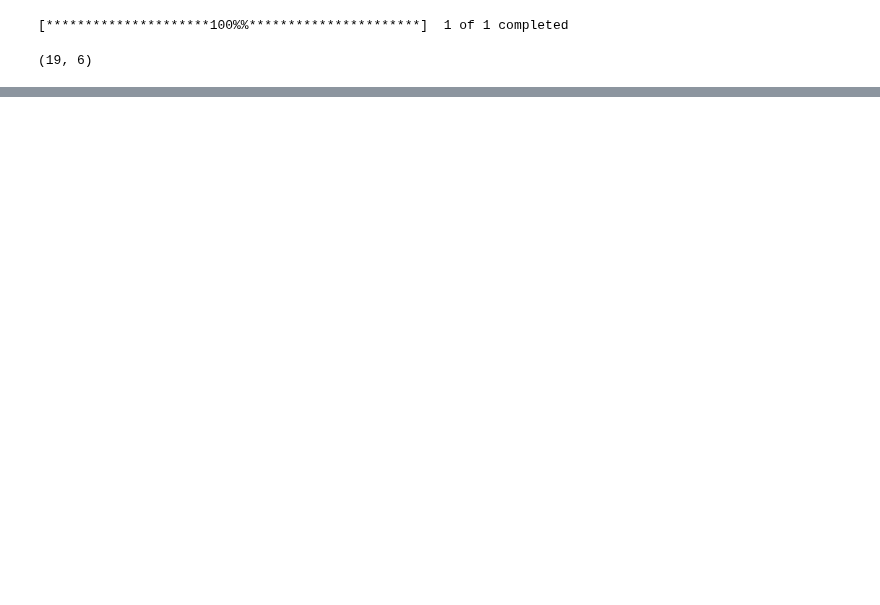
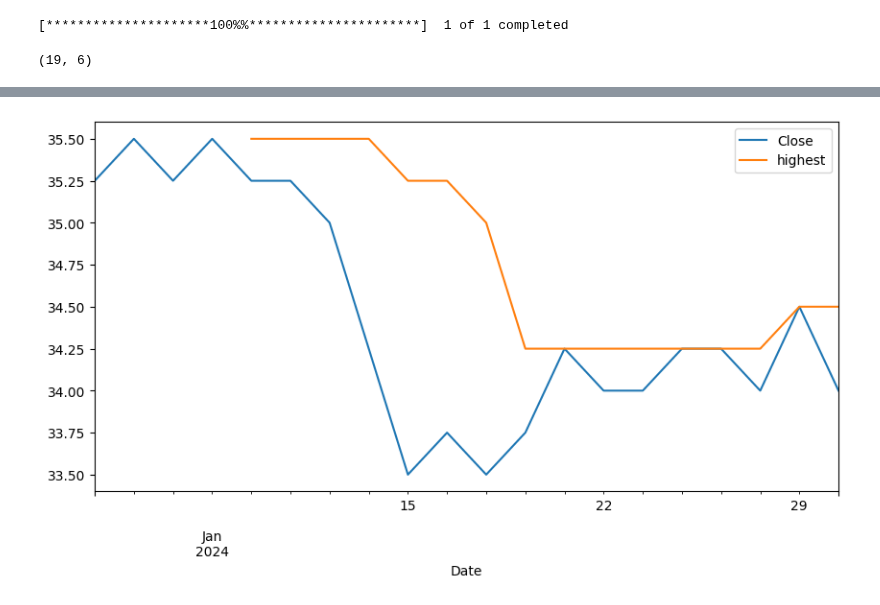
Before and after one commit to pNatTueku/basicPython, a Jupyter notebook: basic_plot_stocks.ipynb, the cells around one changed output, grey strips where cells are left out. Cells and saved outputs as stored; diff of their text form; code cells hidden in the pictures; blank space fills up the shorter version.

```diff
--- a/basic_plot_stocks.ipynb
+++ b/basic_plot_stocks.ipynb
@@ -282,0 +288,3 @@ Date
+# %%
+ptt = pdr.get_data_yahoo("PTT.BK", start = "2024-01-01", end = "2024-01-31")
+ptt.shape
@@ -282,0 +315,7 @@ Date
+# %%
+# rolling data
+
+look_back = 5 # look back 5 days
+
+ptt['highest'] = ptt['Close'].rolling(look_back).max()
+ptt
@@ -282,0 +341,8 @@ Date
+# %%
+# plt Close and highest
+
+ptt[['Close', 'highest']].plot(figsize = (10, 5))
+plt.legend()
+plt.show()
+# %% [output]
+[figure, added]
```
Also changed, not shown: parts of 9 cells of this notebook.
